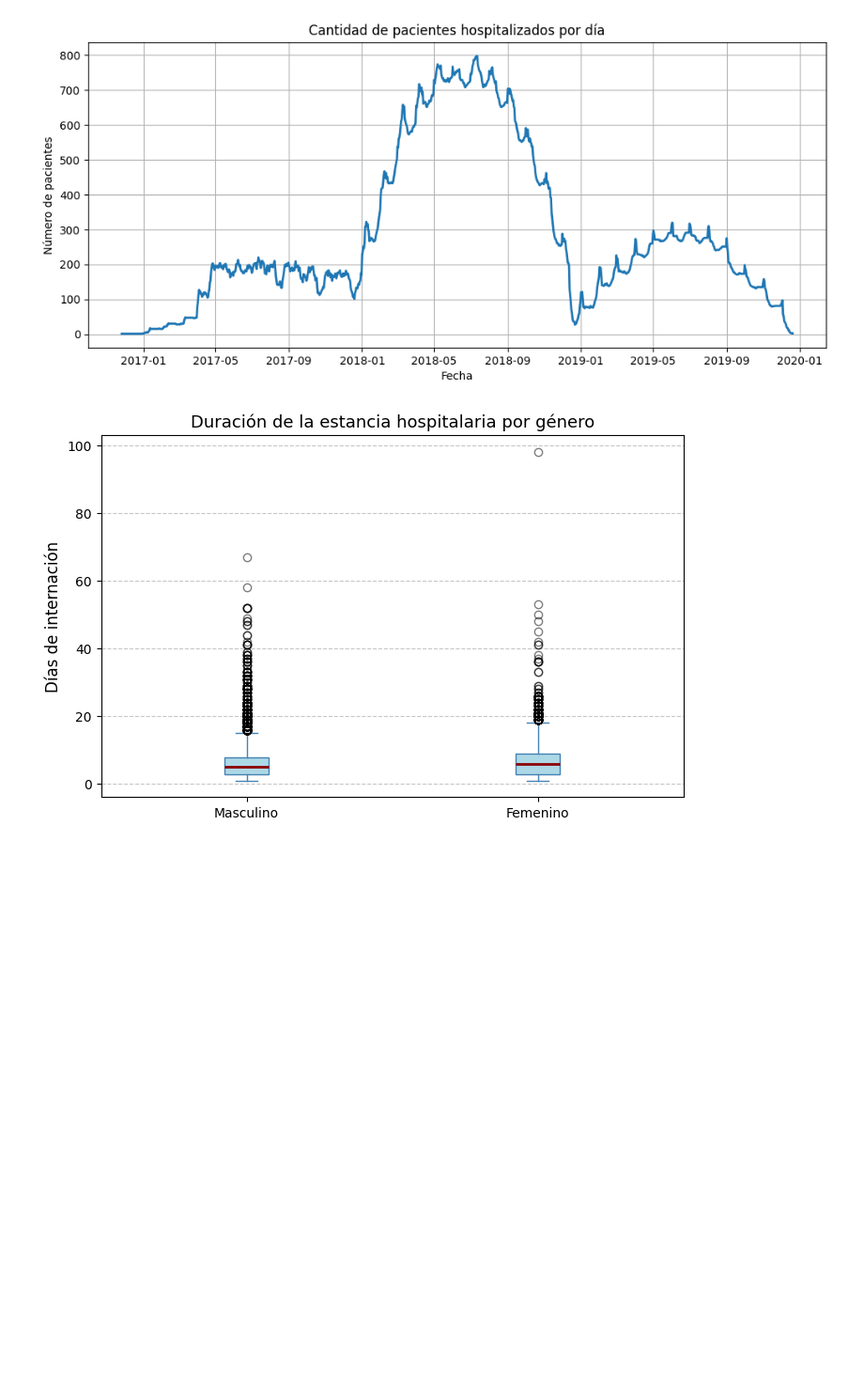
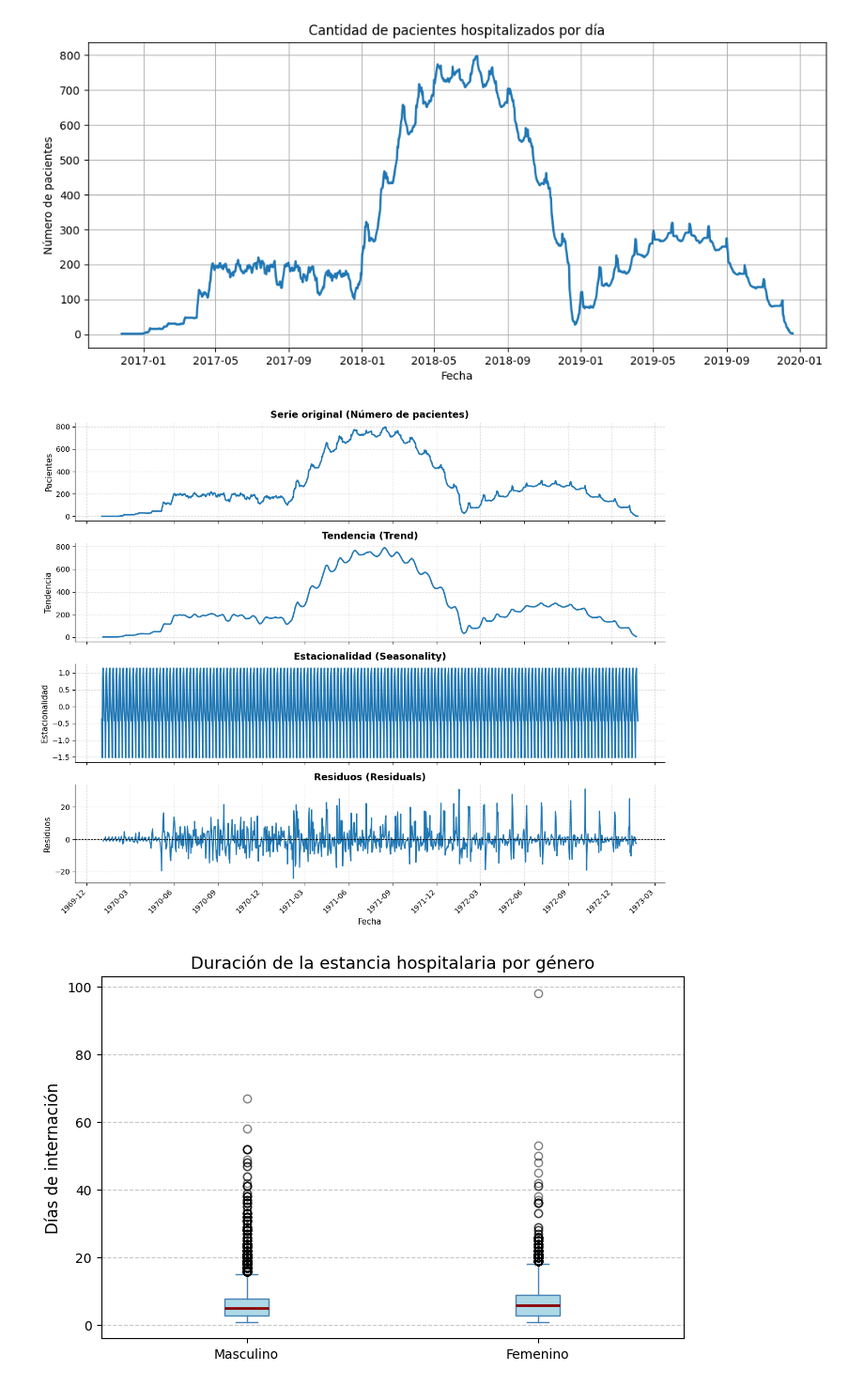
Before and after one commit to FaustoGabini/hospital-bed-prediction, a Jupyter notebook: 01_EDA_y_limpieza.ipynb, the cells around one changed output. Shown at 94% size. Drawn from its saved outputs; the diff is of its cells as text; code cells hidden in the pictures; blank space fills up the shorter version.

```diff
--- a/01_EDA_y_limpieza.ipynb
+++ b/01_EDA_y_limpieza.ipynb
@@ -277,6 +288,56 @@ plt.grid(True)
 plt.show()
 # %% [output]
 [figure]
+# %%
+
+# Descomponer la serie
+result = seasonal_decompose(
+    daily_counts['num_patients'],
+    model='additive',
+    period=7
+)
+
+
+fig, axes = plt.subplots(4, 1, figsize=(12, 10), sharex=True)
+
+# Serie original
+axes[0].plot(result.observed, linewidth=2)
+axes[0].set_title('Serie original (Número de pacientes)', fontsize=13, fontweight='bold')
+axes[0].set_ylabel('Pacientes', fontsize=11)
+
+# Tendencia
+axes[1].plot(result.trend, linewidth=2)
+axes[1].set_title('Tendencia (Trend)', fontsize=13, fontweight='bold')
+axes[1].set_ylabel('Tendencia', fontsize=11)
+
+# Estacionalidad
+axes[2].plot(result.seasonal, linewidth=2)
+axes[2].set_title('Estacionalidad (Seasonality)', fontsize=13, fontweight='bold')
+axes[2].set_ylabel('Estacionalidad', fontsize=11)
+
+# Residuos
+axes[3].plot(result.resid, linewidth=1.5)
+axes[3].axhline(0, color='black', linestyle='--', linewidth=0.8)
+axes[3].set_title('Residuos (Residuals)', fontsize=13, fontweight='bold')
+axes[3].set_ylabel('Residuos', fontsize=11)
+axes[3].set_xlabel('Fecha', fontsize=11)
+
+# --- Formatear eje X con fechas ---
+axes[3].xaxis.set_major_formatter(mdates.DateFormatter('%Y-%m'))
+axes[3].xaxis.set_major_locator(mdates.MonthLocator(interval=3))  # cada 3 meses
+fig.autofmt_xdate(rotation=45)
+
+# Ajustes estéticos
+for ax in axes:
+    ax.grid(True, linestyle='--', alpha=0.4)
+    ax.spines['top'].set_visible(False)
+    ax.spines['right'].set_visible(False)
+
+
+plt.tight_layout()
+plt.show()
+# %% [output]
+[figure, added]
 # %%
 
 # Filtramos datos válidos (sin NaN en las dos columnas)
```
Also changed, not shown: parts of 11 cells of this notebook, 2 other files.
